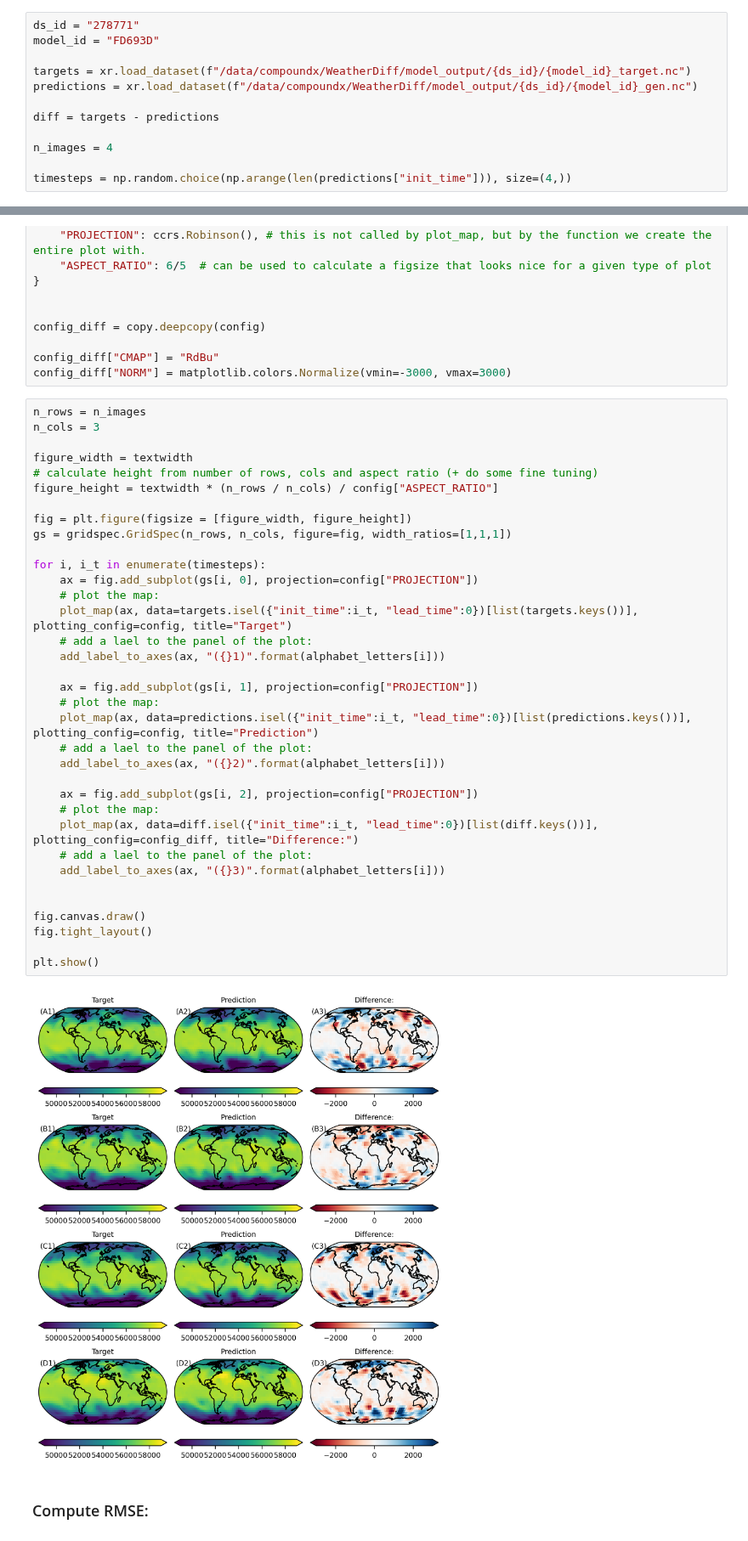
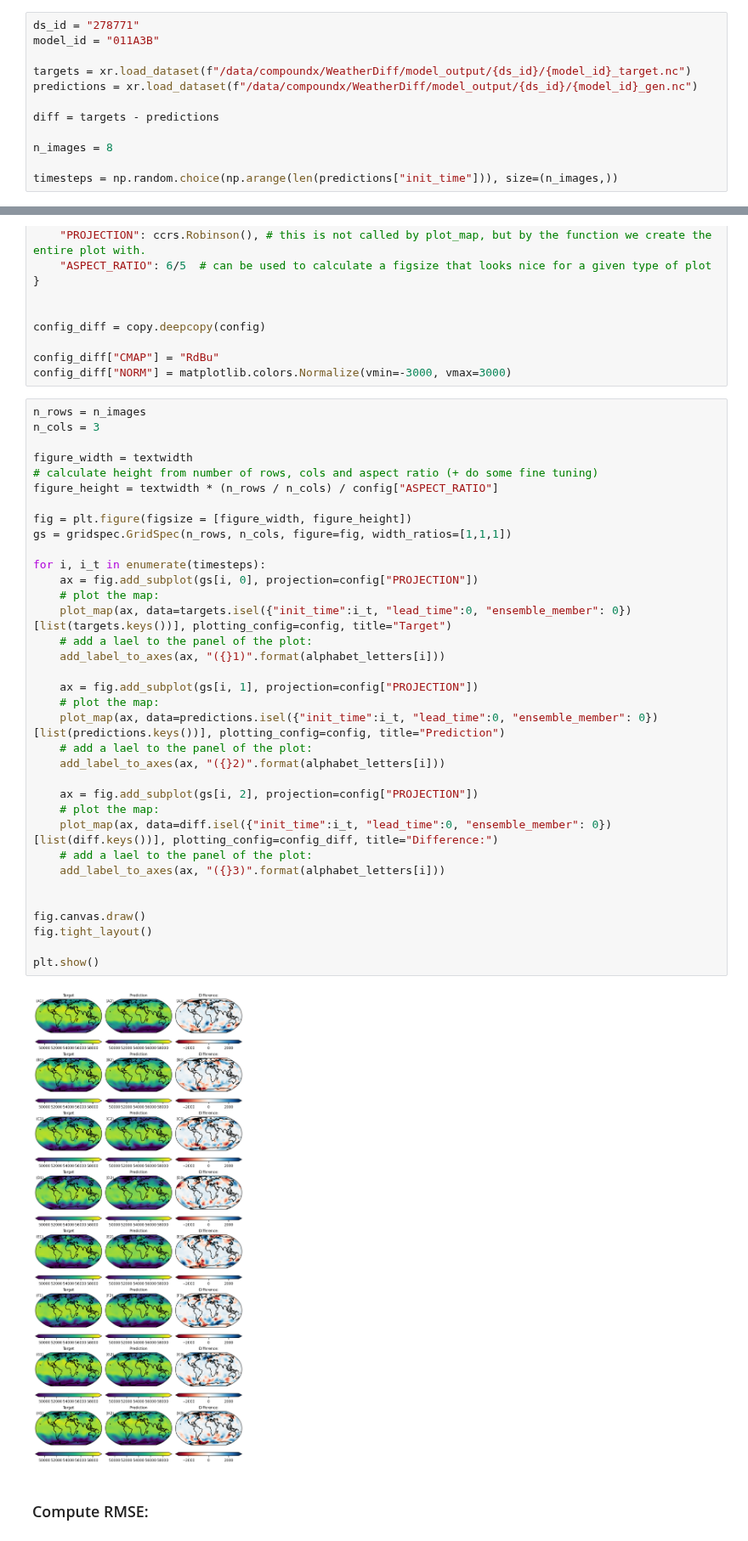
Before and after one commit to ECMWFCode4Earth/diffusion-models-for-weather-prediction, a Jupyter notebook: nb_test_predictions.ipynb, the cells around one changed output, grey strips where cells are left out. Shown at 85% size. Cells and saved outputs as stored; diff of their text form.

```diff
--- a/nb_test_predictions.ipynb
+++ b/nb_test_predictions.ipynb
@@ -24,16 +24,16 @@ textwidth = textwidth * mm_to_inch # textwidth in inches
 ### Load targets and predicitons:
 # %%
 ds_id = "278771"
-model_id = "FD693D"
+model_id = "011A3B"
 
 targets = xr.load_dataset(f"/data/compoundx/WeatherDiff/model_output/{ds_id}/{model_id}_target.nc")
 predictions = xr.load_dataset(f"/data/compoundx/WeatherDiff/model_output/{ds_id}/{model_id}_gen.nc")
 
 diff = targets - predictions
 
-n_images = 4
+n_images = 8
 
-timesteps = np.random.choice(np.arange(len(predictions["init_time"])), size=(4,))
+timesteps = np.random.choice(np.arange(len(predictions["init_time"])), size=(n_images,))
 # %%
 # do configurations for plotting - these can also be shared or "inherited" for plots that are similar!
 
@@ -63,37 +63,37 @@ n_cols = 3
 
 figure_width = textwidth
 # calculate height from number of rows, cols and aspect ratio (+ do some fine tuning)
 figure_height = textwidth * (n_rows / n_cols) / config["ASPECT_RATIO"]
 
 fig = plt.figure(figsize = [figure_width, figure_height])
 gs = gridspec.GridSpec(n_rows, n_cols, figure=fig, width_ratios=[1,1,1])
 
 for i, i_t in enumerate(timesteps):
     ax = fig.add_subplot(gs[i, 0], projection=config["PROJECTION"])
     # plot the map:
-    plot_map(ax, data=targets.isel({"init_time":i_t, "lead_time":0})[list(targets.keys())], plotting_config=config, title="Target")
+    plot_map(ax, data=targets.isel({"init_time":i_t, "lead_time":0, "ensemble_member": 0})[list(targets.keys())], plotting_config=config, title="Target")
     # add a lael to the panel of the plot:
     add_label_to_axes(ax, "({}1)".format(alphabet_letters[i]))
 
     ax = fig.add_subplot(gs[i, 1], projection=config["PROJECTION"])
     # plot the map:
-    plot_map(ax, data=predictions.isel({"init_time":i_t, "lead_time":0})[list(predictions.keys())], plotting_config=config, title="Prediction")
+    plot_map(ax, data=predictions.isel({"init_time":i_t, "lead_time":0, "ensemble_member": 0})[list(predictions.keys())], plotting_config=config, title="Prediction")
     # add a lael to the panel of the plot:
     add_label_to_axes(ax, "({}2)".format(alphabet_letters[i]))
 
     ax = fig.add_subplot(gs[i, 2], projection=config["PROJECTION"])
     # plot the map:
-    plot_map(ax, data=diff.isel({"init_time":i_t, "lead_time":0})[list(diff.keys())], plotting_config=config_diff, title="Difference:")
+    plot_map(ax, data=diff.isel({"init_time":i_t, "lead_time":0, "ensemble_member": 0})[list(diff.keys())], plotting_config=config_diff, title="Difference:")
     # add a lael to the panel of the plot:
     add_label_to_axes(ax, "({}3)".format(alphabet_letters[i]))
 
 
 fig.canvas.draw()
 fig.tight_layout()
 
 plt.show()
 # %% [output]
-[figure, old version]
+[figure, new version]
 # %% [markdown]
 ### Compute RMSE:
 # %%
```
Also changed, not shown: parts of 1 cell of this notebook, 5 other files.
